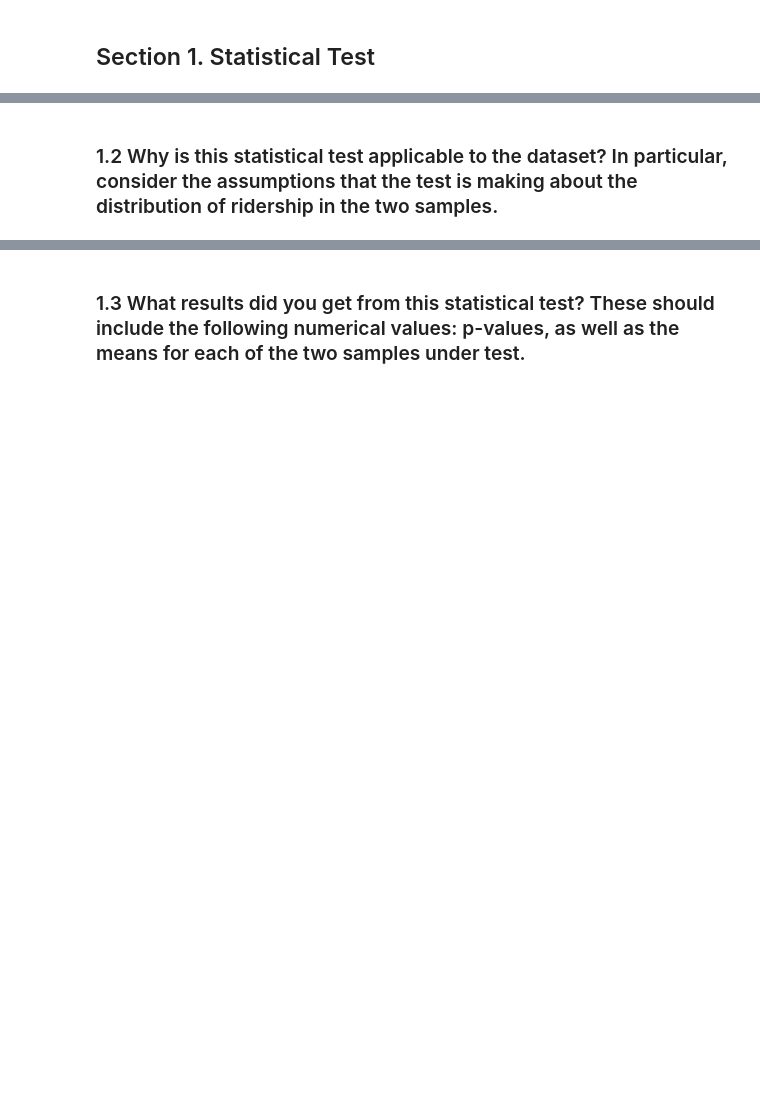
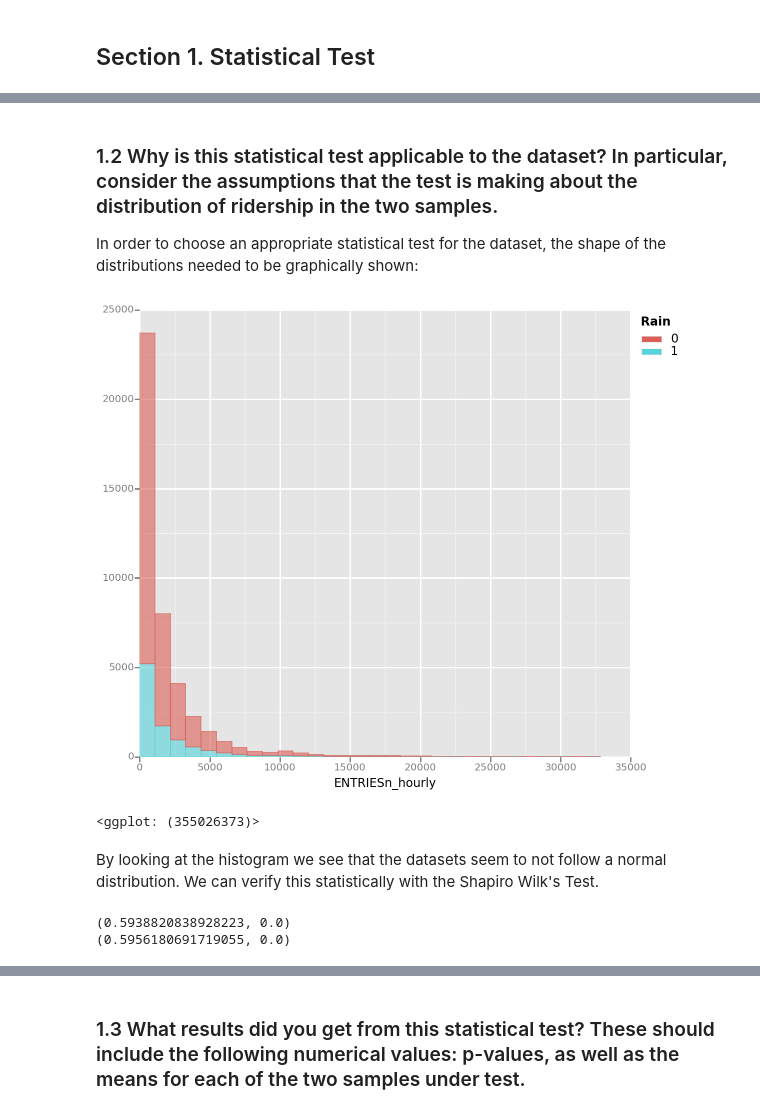
Before and after one commit to kovthe/knowledge, a Jupyter notebook: data_science/udacity_data_analyst_nanodegree/P2/P2_Analyzing_the_NYC_Subway_Dataset.ipynb, the cells around one changed output, grey strips where cells are left out. Cells and saved outputs as stored; diff of their text form; code cells hidden in the pictures; blank space fills up the shorter version.

```diff
--- a/data_science/udacity_data_analyst_nanodegree/P2/P2_Analyzing_the_NYC_Subway_Dataset.ipynb
+++ b/data_science/udacity_data_analyst_nanodegree/P2/P2_Analyzing_the_NYC_Subway_Dataset.ipynb
@@ -21,2 +34,26 @@ import math
 # %% [markdown]
 ### 1.2 Why is this statistical test applicable to the dataset? In particular, consider the assumptions that the test is making about the distribution of ridership in the two samples.
+
+In order to choose an appropriate statistical test for the dataset, the shape of the distributions needed to be graphically shown:
+# %%
+df = pd.read_csv("./turnstile_weather_v2.csv")
+
+df_rain = df[df['rain'] == 1]
+df_no_rain = df[df['rain'] == 0]
+
+df_rain_entries = df_rain.ENTRIESn_hourly
+df_no_rain_entries = df_no_rain.ENTRIESn_hourly
+
+gp.ggplot(gp.aes(x="ENTRIESn_hourly", fill='rain',color='rain'), data=df) +\
+    gp.geom_histogram(alpha=0.6)
+# %% [output]
+[figure, added]
+<ggplot: (355026373)>
+# %% [markdown]
+By looking at the histogram we see that the datasets seem to not follow a normal distribution. We can verify this statistically with the Shapiro Wilk's Test.
+# %%
+print(st.shapiro(df_rain_entries))
+print(st.shapiro(df_no_rain_entries))
+# %% [output]
+(0.5938820838928223, 0.0)
+(0.5956180691719055, 0.0)
```
Also changed, not shown: parts of 32 cells of this notebook, 8 other files.
